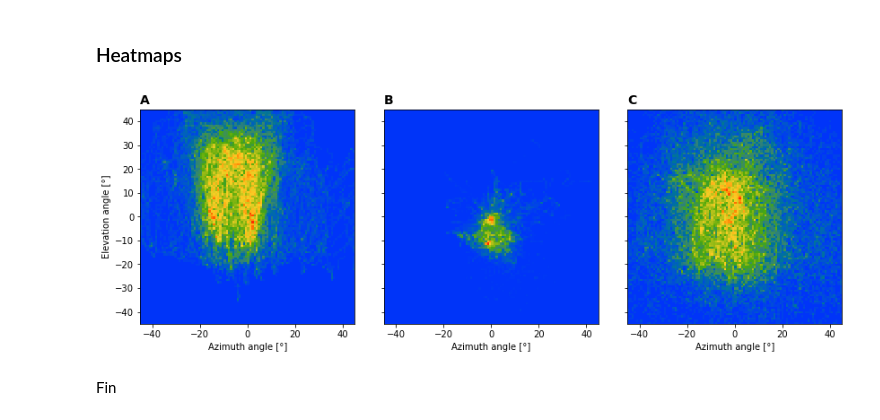
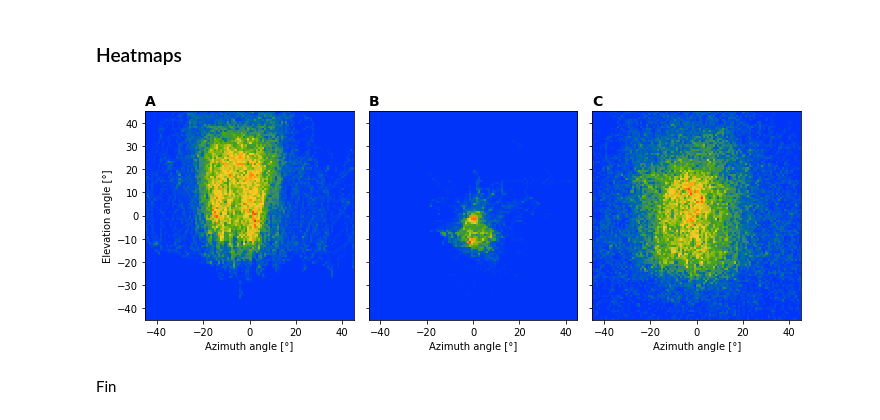
Before and after one commit to vedb/pupil-t265, a Jupyter notebook: examples/etra2020.ipynb, the cells around one changed output. Cells and saved outputs as stored; diff of their text form; code cells hidden in the pictures.

```diff
--- a/examples/etra2020.ipynb
+++ b/examples/etra2020.ipynb
@@ -153,7 +153,7 @@ v_head = {
     for condition, (c_axis, _, head_vel) in conditions.items()
 }
 # %%
-fig, axarr = plt.subplots(2, 2, sharex='col', sharey='row', figsize=(12, 6))
+fig, axarr = plt.subplots(2, 2, sharex='col', sharey='row', figsize=(10, 5))
 axarr = axarr.flatten()
 
 for idx, condition in enumerate(conditions):
@@ -224,23 +224,23 @@ heatmaps = {
 }
 # %%
 fig, axarr = plt.subplots(
-    ncols=3, figsize=(12, 4), sharey=True)
+    ncols=3, figsize=(10, 3.5), sharey=True)
 
 for idx, heatmap in enumerate(heatmaps.values()):
 
     axarr[idx].imshow(heatmap, cmap=cc.cm.rainbow,
                       extent=[-max_angle, max_angle, -max_angle, max_angle])
 
     axarr[idx].set_title(
         chr(ord('A') + idx), loc='left', fontweight='bold', fontsize=14)
 
     axarr[idx].set_xlabel('Azimuth angle [°]')
     if idx == 0:
         axarr[idx].set_ylabel('Elevation angle [°]')
 
 fig.tight_layout()
 # %% [output]
-[figure, old version]
+[figure, new version]
 # %%
 fig.savefig('results/heatmaps.png', dpi=300, bbox_inches='tight');
 # %% [markdown]
```
Also changed, not shown: parts of 1 cell of this notebook, 2 other files.
